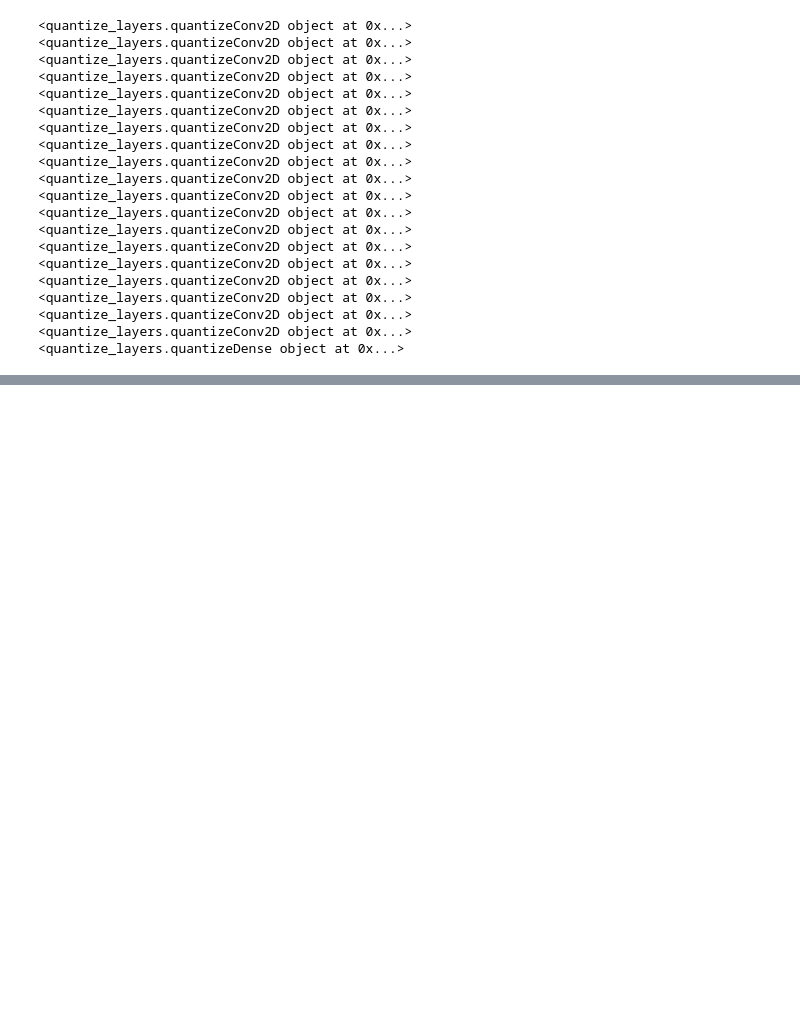
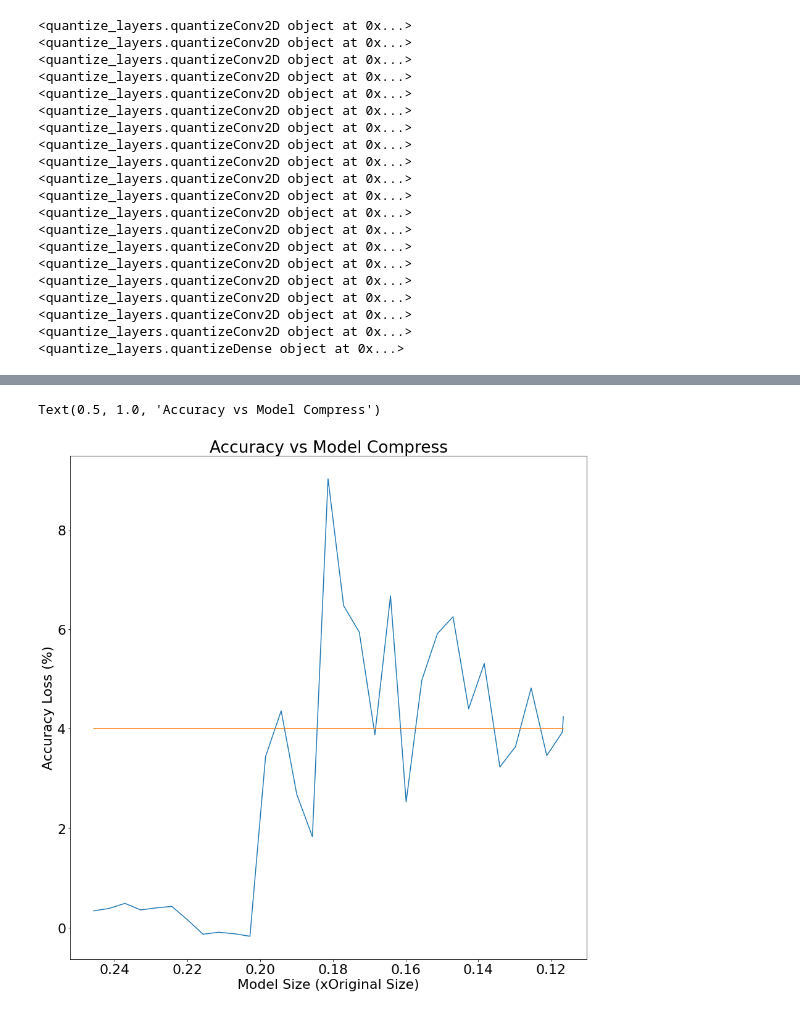
Before and after one commit to RX-0-95/cnn_image_classification, a Jupyter notebook: complier_dev.ipynb, the cells around one changed output, grey strips where cells are left out. Saved outputs shown, nothing was run; the diff lists cells and outputs as text; code cells hidden in the pictures; blank space fills up the shorter version.

```diff
--- a/complier_dev.ipynb
+++ b/complier_dev.ipynb
@@ -164,0 +197,14 @@ Loss: 1.8155468702316284,Test Accuracy: 66.05999755859375
+# %%
+q_complier = qc.QunatizeComplier(model_q,full_model,q_layers,train_fn,test_fn,verbose=True,target_compression=0.005,max_loss=0.03)
+qunatize_model_save_path = 'complier_tmp/maxloss_003_deep_compressed_resnet20_model'
+qunatize_WL_file = 'complier_tmp/maxloss_003_deep_compressed_resnet20_wlfl.txt'
+model_q.model.load_weights(model_save_path)
+q_complier.wl_agent.get_wl_list().load(qunatize_WL_file)
+model_q.set_quantize()
+print('\nApply the WL and FL of the quantized model \n{}'.format(q_complier.wl_agent.get_wl_list()))
+print('\nCompress rate (x origin size): {}'.format(q_complier.wl_agent.get_compression_rate()))
+q_complier.fl_agent.apply_wlfl_to_layers(model_q.get_quantizable_layers(),q_complier.wl_agent.get_wl_list())
+quantize_model_acc = q_complier.fl_agent.model_accuracy()
+print('\nAccuracy after quantize: {} '.format(quantize_model_acc))
+
+print('\n Accuracy loss {}'.format(full_model_acc-quantize_model_acc))
@@ -164,0 +222,16 @@ Loss: 1.8155468702316284,Test Accuracy: 66.05999755859375
+# %%
+q_complier = qc.QunatizeComplier(model_q,full_model,q_layers,train_fn,test_fn,verbose=True,target_compression=0.005,max_loss=0.03)
+
+qunatize_model_save_path = 'complier_tmp/maxloss_002_deep_compressed_resnet20_model'
+qunatize_WL_file = 'complier_tmp/maxloss_002_deep_compressed_resnet20_wlfl.txt'
+model_q.model.load_weights(qunatize_model_save_path)
+#qu.copy_weight(model_q,full_model)
+q_complier.wl_agent.get_wl_list().load(qunatize_WL_file)
+model_q.set_quantize()
+print('\nApply the WL and FL of the quantized model \n{}'.format(q_complier.wl_agent.get_wl_list()))
+print('\nCompress rate (x origin size): {}'.format(q_complier.wl_agent.get_compression_rate()))
+q_complier.fl_agent.apply_wlfl_to_layers(model_q.get_quantizable_layers(),q_complier.wl_agent.get_wl_list())
+quantize_model_acc = q_complier.fl_agent.model_accuracy()
+print('\nAccuracy after quantize: {} '.format(quantize_model_acc))
+
+print('\n Accuracy loss {}'.format(full_model_acc-quantize_model_acc))
@@ -164,0 +247,15 @@ Loss: 1.8155468702316284,Test Accuracy: 66.05999755859375
+# %%
+import matplotlib.pyplot as plt
+plt.rcParams.update({'font.size': 22})
+acc_loss = q_complier.wl_agent.get_logger().get_acc_loss()
+compress_rate = q_complier.wl_agent.get_logger().get_compress_rate()
+compress_rate.reverse()
+plt.plot(np.array(compress_rate),100*np.array(acc_loss))
+plt.plot(compress_rate, [4]*len(compress_rate))
+plt.gca().invert_xaxis()
+plt.xlabel('Model Size (xOriginal Size)')
+plt.ylabel('Accuracy Loss (%)')
+plt.title('Accuracy vs Model Compress')
+# %% [output]
+Text(0.5, 1.0, 'Accuracy vs Model Compress')
+[figure, added]
```
Also changed, not shown: parts of 19 cells of this notebook, 56 other files.
